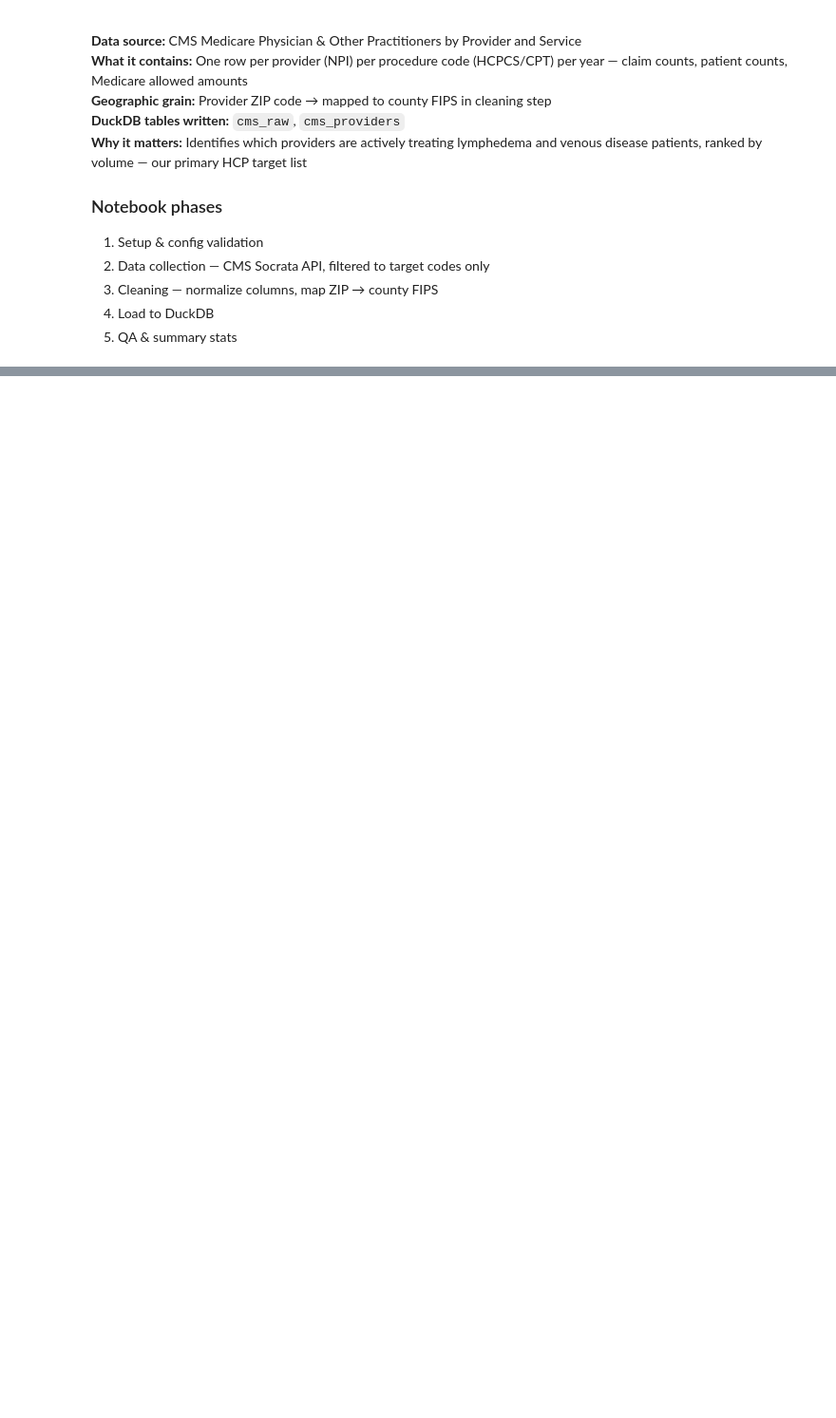
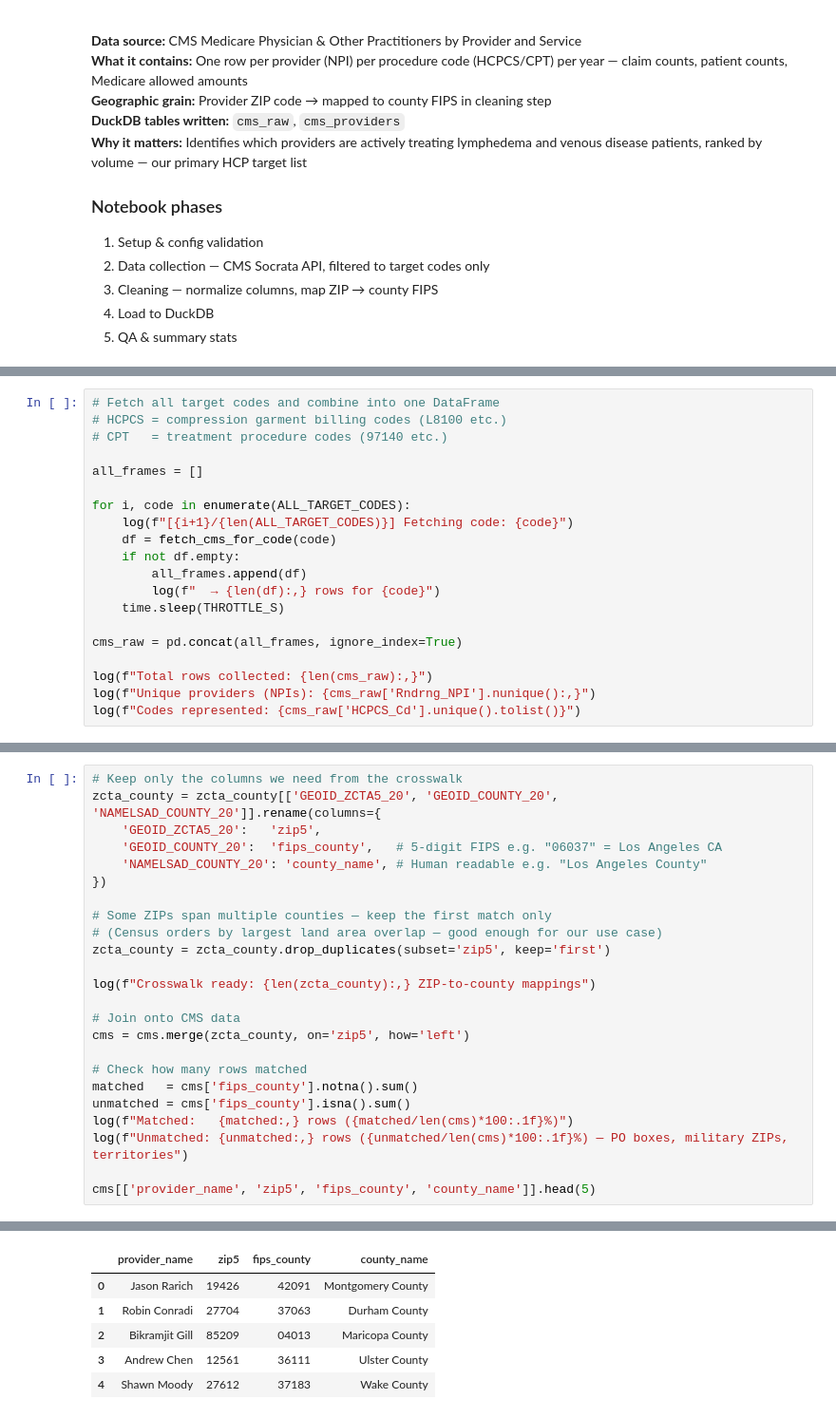
Before and after one commit to deadskiii/findingclaims, a Jupyter notebook: notebooks/01_cms_medicare.ipynb, the cells around one changed output, grey strips where cells are left out. Shown at 95% size. Saved outputs shown, nothing was run; the diff lists cells and outputs as text; blank space fills up the shorter version.

Commit message:
Data collection and cleaning

```diff
--- a/notebooks/01_cms_medicare.ipynb
+++ b/notebooks/01_cms_medicare.ipynb
@@ -22,0 +263,20 @@ ImportError: Error importing numpy: you should not try to import numpy from
+# %%
+# Fetch all target codes and combine into one DataFrame
+# HCPCS = compression garment billing codes (L8100 etc.)
+# CPT   = treatment procedure codes (97140 etc.)
+
+all_frames = []
+
+for i, code in enumerate(ALL_TARGET_CODES):
+    log(f"[{i+1}/{len(ALL_TARGET_CODES)}] Fetching code: {code}")
+    df = fetch_cms_for_code(code)
+    if not df.empty:
+        all_frames.append(df)
+        log(f"  → {len(df):,} rows for {code}")
+    time.sleep(THROTTLE_S)
+
+cms_raw = pd.concat(all_frames, ignore_index=True)
+
+log(f"Total rows collected: {len(cms_raw):,}")
+log(f"Unique providers (NPIs): {cms_raw['Rndrng_NPI'].nunique():,}")
+log(f"Codes represented: {cms_raw['HCPCS_Cd'].unique().tolist()}")
@@ -22,0 +389,25 @@ ImportError: Error importing numpy: you should not try to import numpy from
+# %%
+# Keep only the columns we need from the crosswalk
+zcta_county = zcta_county[['GEOID_ZCTA5_20', 'GEOID_COUNTY_20', 'NAMELSAD_COUNTY_20']].rename(columns={
+    'GEOID_ZCTA5_20':   'zip5',
+    'GEOID_COUNTY_20':  'fips_county',   # 5-digit FIPS e.g. "06037" = Los Angeles CA
+    'NAMELSAD_COUNTY_20': 'county_name', # Human readable e.g. "Los Angeles County"
+})
+
+# Some ZIPs span multiple counties — keep the first match only
+# (Census orders by largest land area overlap — good enough for our use case)
+zcta_county = zcta_county.drop_duplicates(subset='zip5', keep='first')
+
+log(f"Crosswalk ready: {len(zcta_county):,} ZIP-to-county mappings")
+
+# Join onto CMS data
+cms = cms.merge(zcta_county, on='zip5', how='left')
+
+# Check how many rows matched
+matched   = cms['fips_county'].notna().sum()
+unmatched = cms['fips_county'].isna().sum()
+log(f"Matched:   {matched:,} rows ({matched/len(cms)*100:.1f}%)")
+log(f"Unmatched: {unmatched:,} rows ({unmatched/len(cms)*100:.1f}%) — PO boxes, military ZIPs, territories")
+
+cms[['provider_name', 'zip5', 'fips_county', 'county_name']].head(5)
+# %% [output]
@@ -22,0 +417,6 @@ ImportError: Error importing numpy: you should not try to import numpy from
+|  | provider_name | zip5 | fips_county | county_name |
+| 0 | Jason Rarich | 19426 | 42091 | Montgomery County |
+| 1 | Robin Conradi | 27704 | 37063 | Durham County |
+| 2 | Bikramjit Gill | 85209 | 04013 | Maricopa County |
+| 3 | Andrew Chen | 12561 | 36111 | Ulster County |
+| 4 | Shawn Moody | 27612 | 37183 | Wake County |
```
Also changed, not shown: parts of 20 cells of this notebook, 3 other files.
